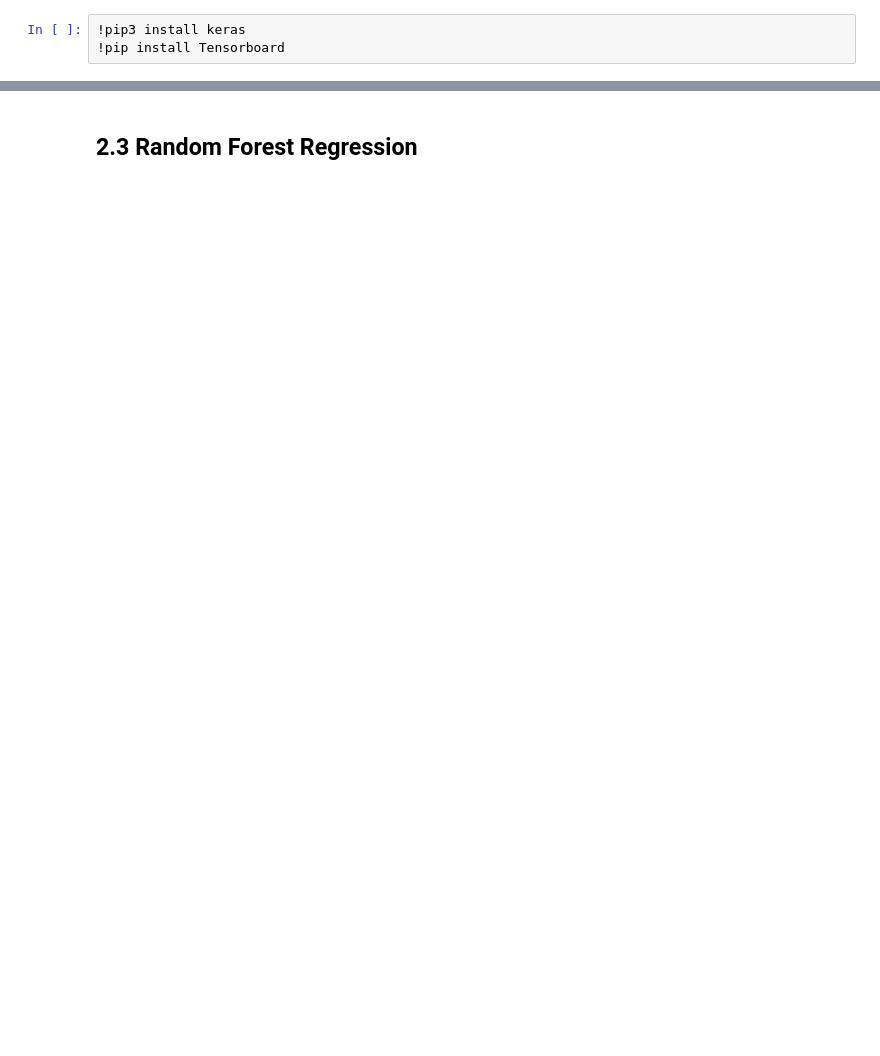
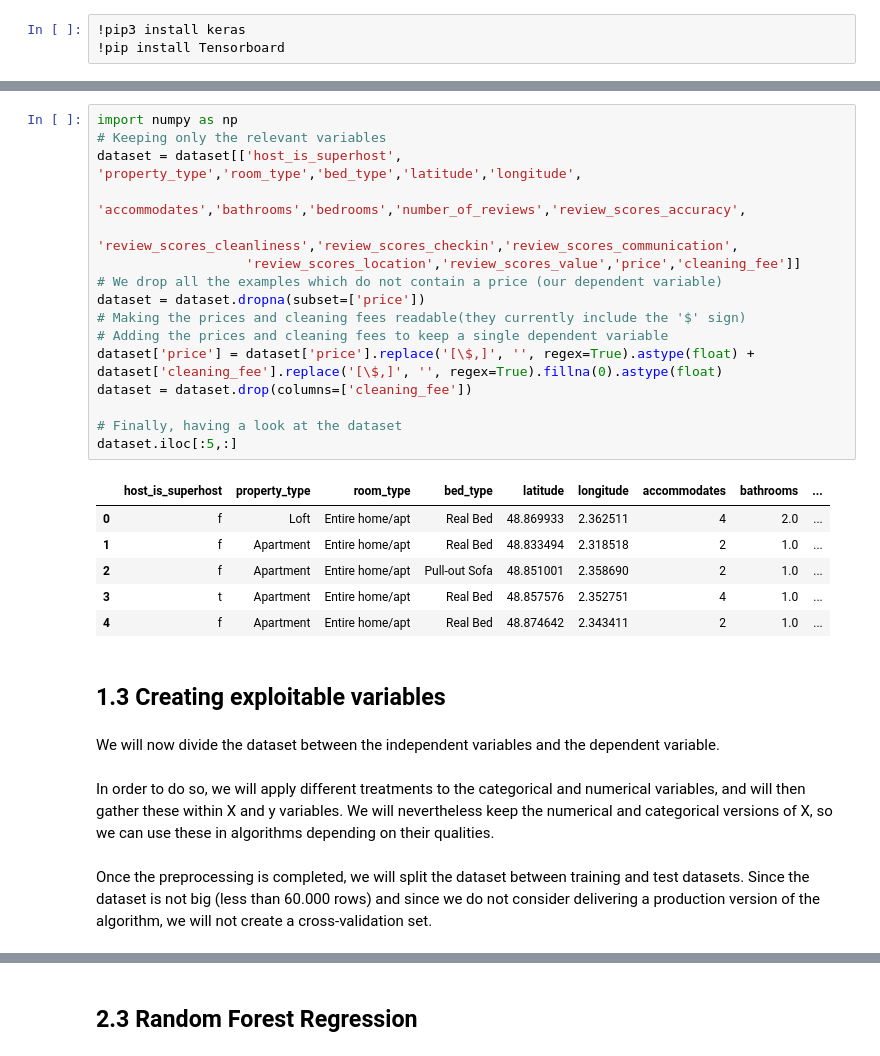
Before and after one commit to pleydier/paris_airbnb_price, a Jupyter notebook: Paris Airbnb Price.ipynb, the cells around one changed output, grey strips where cells are left out. Cells and saved outputs as stored; diff of their text form; blank space fills up the shorter version.

```diff
--- a/Paris Airbnb Price.ipynb
+++ b/Paris Airbnb Price.ipynb
@@ -254,0 +68,31 @@ In order to improve the machine learning predictions, we could try:
+# %%
+import numpy as np
+# Keeping only the relevant variables
+dataset = dataset[['host_is_superhost', 'property_type','room_type','bed_type','latitude','longitude',
+                   'accommodates','bathrooms','bedrooms','number_of_reviews','review_scores_accuracy',
+                   'review_scores_cleanliness','review_scores_checkin','review_scores_communication',
+                   'review_scores_location','review_scores_value','price','cleaning_fee']]
+# We drop all the examples which do not contain a price (our dependent variable)
+dataset = dataset.dropna(subset=['price'])
+# Making the prices and cleaning fees readable(they currently include the '$' sign)
+# Adding the prices and cleaning fees to keep a single dependent variable
+dataset['price'] = dataset['price'].replace('[\$,]', '', regex=True).astype(float) + dataset['cleaning_fee'].replace('[\$,]', '', regex=True).fillna(0).astype(float)
+dataset = dataset.drop(columns=['cleaning_fee'])
+
+# Finally, having a look at the dataset
+dataset.iloc[:5,:]
+# %% [output]
+|  | host_is_superhost | property_type | room_type | bed_type | latitude | longitude | accommodates | bathrooms | ... |
+| 0 | f | Loft | Entire home/apt | Real Bed | 48.869933 | 2.362511 | 4 | 2.0 | ... |
+| 1 | f | Apartment | Entire home/apt | Real Bed | 48.833494 | 2.318518 | 2 | 1.0 | ... |
+| 2 | f | Apartment | Entire home/apt | Pull-out Sofa | 48.851001 | 2.358690 | 2 | 1.0 | ... |
+| 3 | t | Apartment | Entire home/apt | Real Bed | 48.857576 | 2.352751 | 4 | 1.0 | ... |
+| 4 | f | Apartment | Entire home/apt | Real Bed | 48.874642 | 2.343411 | 2 | 1.0 | ... |
+# %% [markdown]
+## 1.3 Creating exploitable variables
+# %% [markdown]
+We will now divide the dataset between the independent variables and the dependent variable.
+# %% [markdown]
+In order to do so, we will apply different treatments to the categorical and numerical variables, and will then gather these within X and y variables. We will nevertheless keep the numerical and categorical versions of X, so we can use these in algorithms depending on their qualities.
+# %% [markdown]
+Once the preprocessing is completed, we will split the dataset between training and test datasets. Since the dataset is not big (less than 60.000 rows) and since we do not consider delivering a production version of the algorithm, we will not create a cross-validation set.
```
Also changed, not shown: parts of 73 cells of this notebook.
